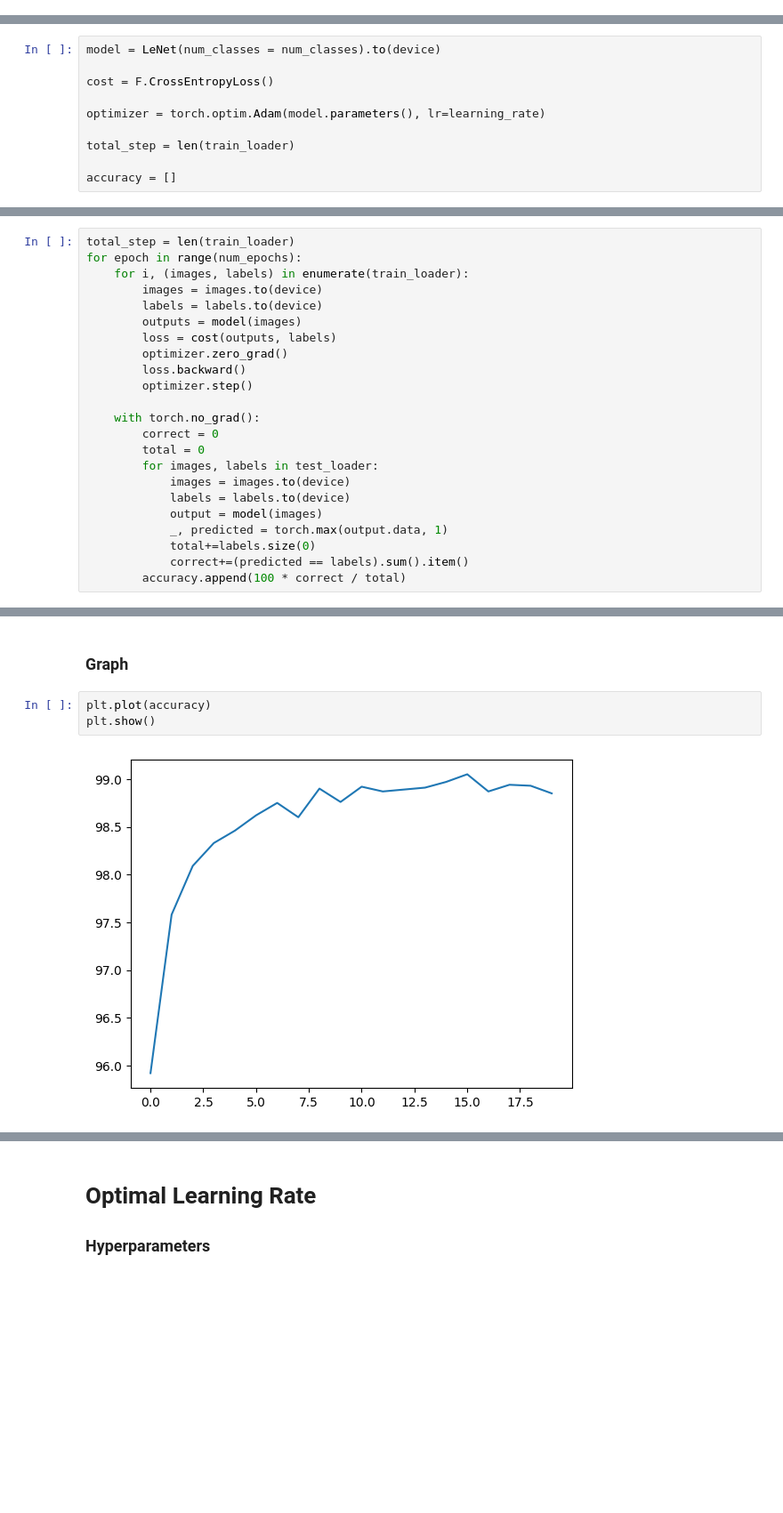
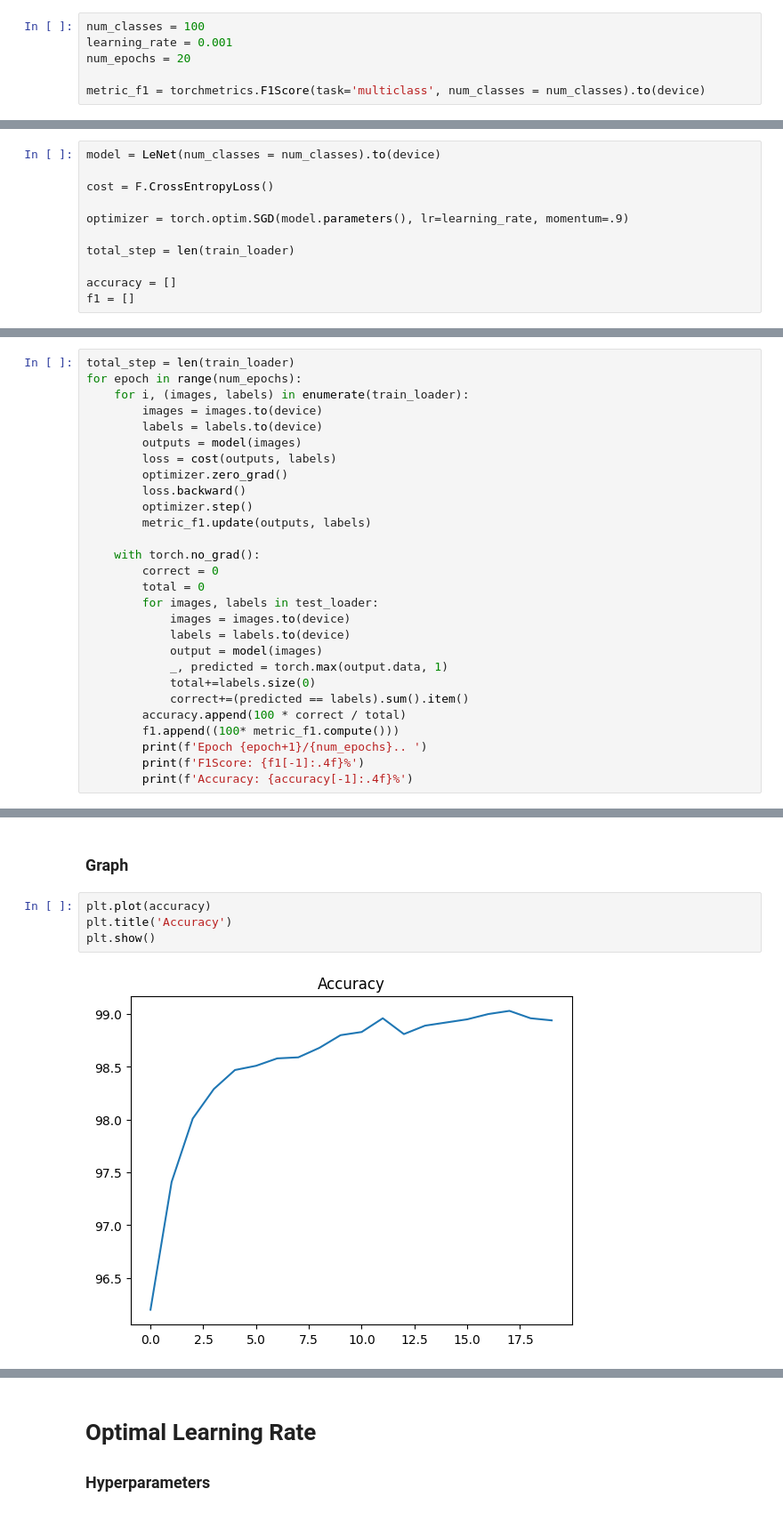
Before and after one commit to khlkeeton/MLProj, a Jupyter notebook: LeNet_MNIST.ipynb, the cells around one changed output, grey strips where cells are left out. Shown at 89% size. Saved outputs shown, nothing was run; the diff lists cells and outputs as text; blank space fills up the shorter version.

Commit message:
remove mnist fashion, add cifar100
change name of LeNet 3 color to make room for CIFAR100. Also, change some graphs. Change loss function to SGD

```diff
--- a/LeNet_MNIST.ipynb
+++ b/LeNet_MNIST.ipynb
@@ -92,3 +89,9 @@ num_epochs = 20
+# %%
+num_classes = 100
+learning_rate = 0.001
+num_epochs = 20
+
+metric_f1 = torchmetrics.F1Score(task='multiclass', num_classes = num_classes).to(device)
 # %% [markdown]
 ### Set up the CNN for use
 # %%
@@ -96,11 +99,12 @@ model = LeNet(num_classes = num_classes).to(device)
 
 cost = F.CrossEntropyLoss()
 
-optimizer = torch.optim.Adam(model.parameters(), lr=learning_rate)
+optimizer = torch.optim.SGD(model.parameters(), lr=learning_rate, momentum=.9)
 
 total_step = len(train_loader)
 
 accuracy = []
+f1 = []
 # %% [markdown]
 ### Run the CNN
 Record the accuracy at the end of each epoch
@@ -115,6 +119,7 @@ for epoch in range(num_epochs):
         optimizer.zero_grad()
         loss.backward()
         optimizer.step()
+        metric_f1.update(outputs, labels)
 
     with torch.no_grad():
         correct = 0
@@ -127,3 +132,7 @@ for epoch in range(num_epochs):
             total+=labels.size(0)
             correct+=(predicted == labels).sum().item()
         accuracy.append(100 * correct / total)
+        f1.append((100* metric_f1.compute()))
+        print(f'Epoch {epoch+1}/{num_epochs}.. ')
+        print(f'F1Score: {f1[-1]:.4f}%')
+        print(f'Accuracy: {accuracy[-1]:.4f}%')
@@ -131,9 +158,10 @@ for epoch in range(num_epochs):
 ### Graph
 # %%
 plt.plot(accuracy)
+plt.title('Accuracy')
 plt.show()
 # %% [output]
-[figure, old version]
+[figure, new version]
 # %%
 print("Maximum accuracy of the network on the 10000 test images: {} at epoch {}".format(np.max(accuracy), np.argmax(accuracy)))
 # %% [output]
```
Also changed, not shown: parts of 21 cells of this notebook, 5 other files.
